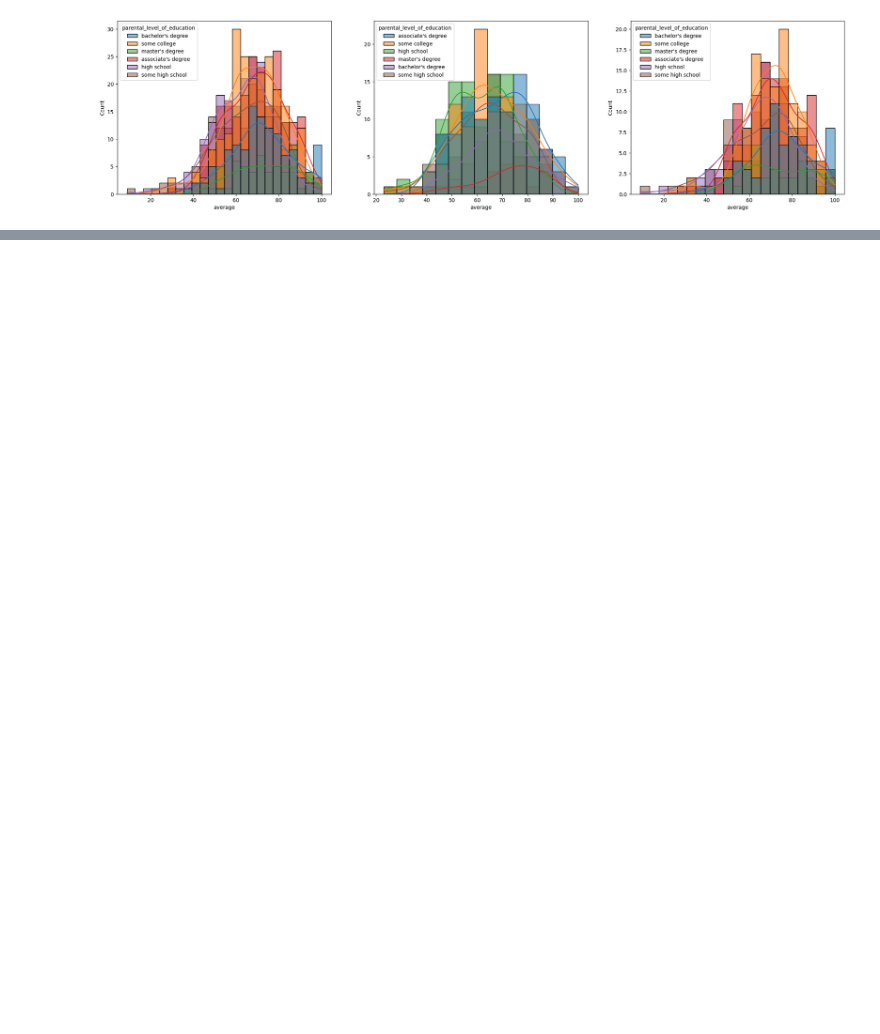
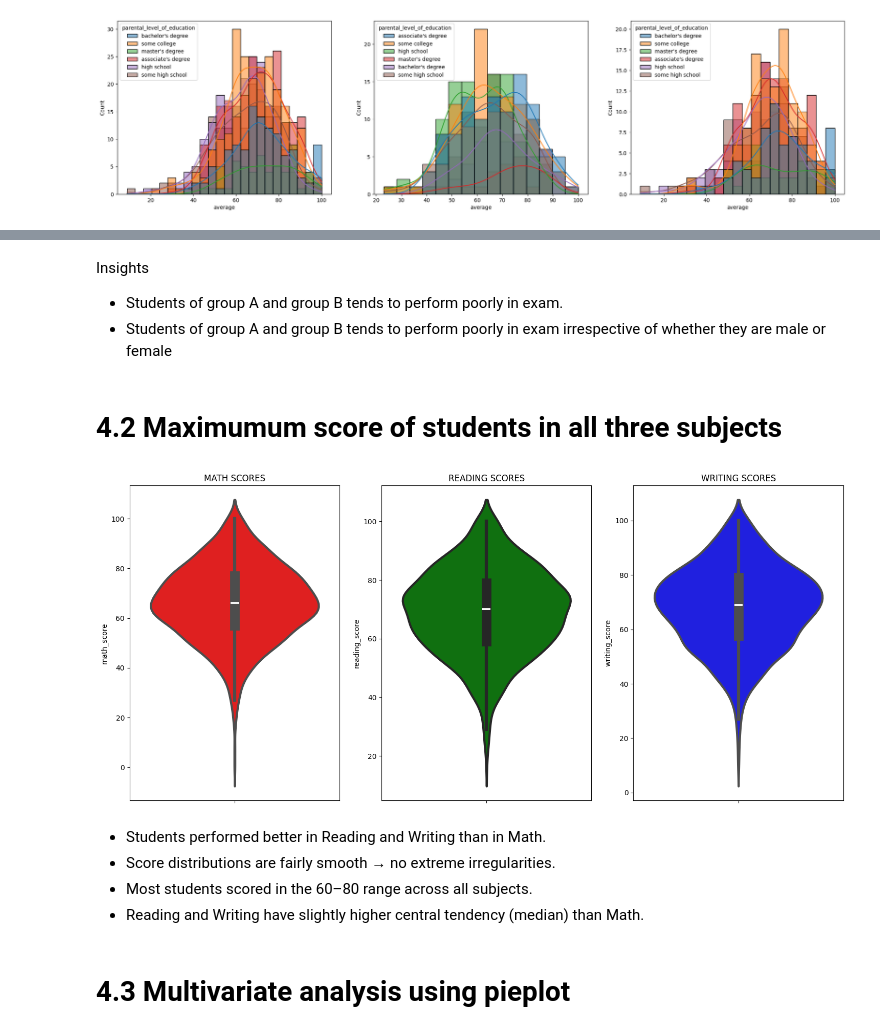
Before and after one commit to Marmik-Patel03/MLproject, a Jupyter notebook: notebook/1.EDA STUDENT PERFORMANCE.ipynb, the cells around one changed output, grey strips where cells are left out. Drawn from its saved outputs; the diff is of its cells as text; code cells hidden in the pictures; blank space fills up the shorter version.

```diff
--- a/notebook/1.EDA STUDENT PERFORMANCE.ipynb
+++ b/notebook/1.EDA STUDENT PERFORMANCE.ipynb
@@ -325,0 +357,27 @@ plt.show()
+# %% [markdown]
+Insights
+- Students of group A and group B tends to perform poorly in exam.
+- Students of group A and group B tends to perform poorly in exam irrespective of whether they are male or female
+# %% [markdown]
+# 4.2 Maximumum score of students in all three subjects
+# %%
+plt.figure(figsize=(18,8))
+plt.subplot(1, 3, 1)
+plt.title('MATH SCORES')
+sns.violinplot(y='math_score',data=df,color='red',linewidth=3)
+plt.subplot(1, 3, 2)
+plt.title('READING SCORES')
+sns.violinplot(y='reading_score',data=df,color='green',linewidth=3)
+plt.subplot(1, 3, 3)
+plt.title('WRITING SCORES')
+sns.violinplot(y='writing_score',data=df,color='blue',linewidth=3)
+plt.show()
+# %% [output]
+[figure, added]
+# %% [markdown]
+- Students performed better in Reading and Writing than in Math.
+- Score distributions are fairly smooth → no extreme irregularities.
+- Most students scored in the 60–80 range across all subjects.
+- Reading and Writing have slightly higher central tendency (median) than Math.
+# %% [markdown]
+# 4.3 Multivariate analysis using pieplot
```
Also changed, not shown: parts of 36 cells of this notebook.
